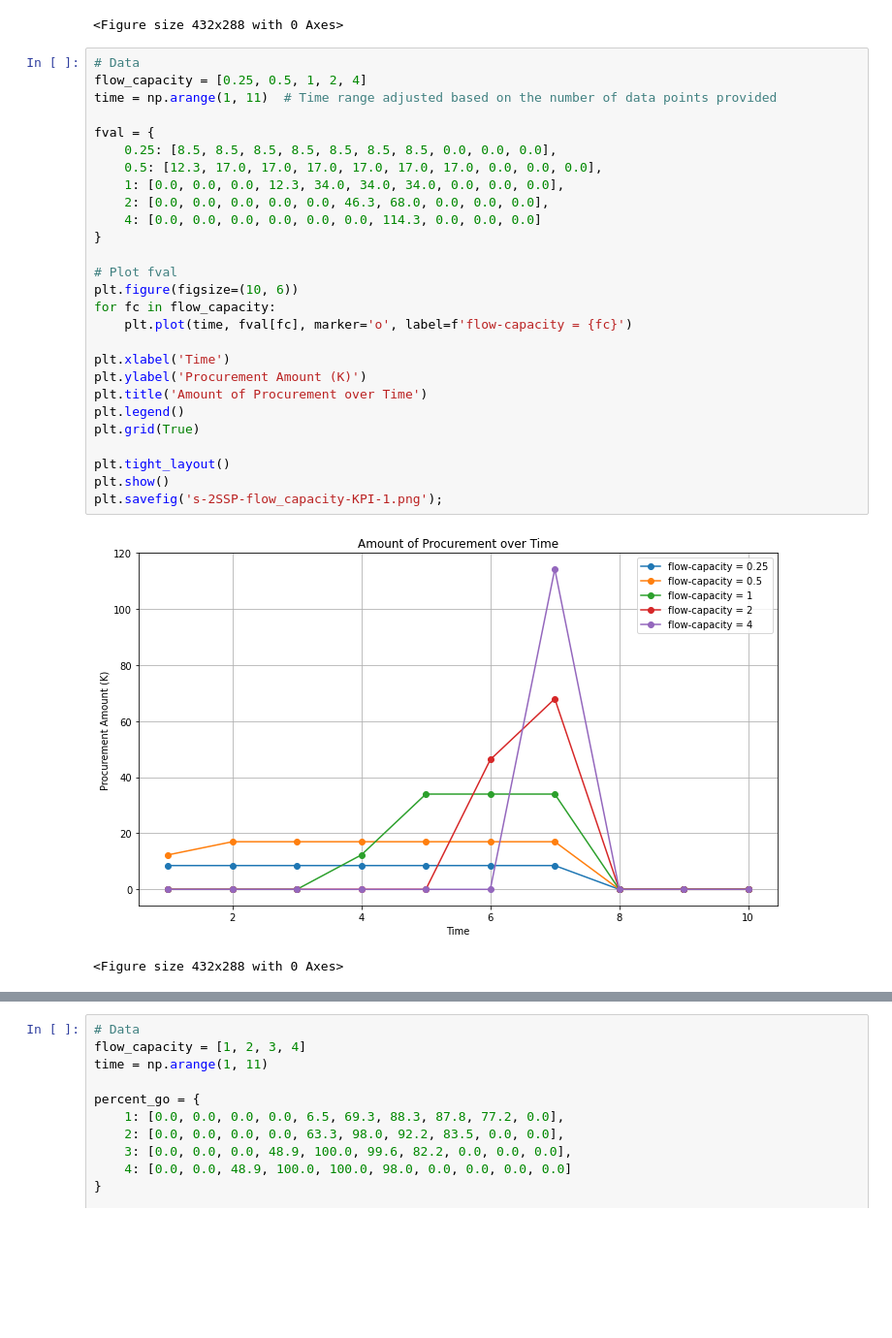
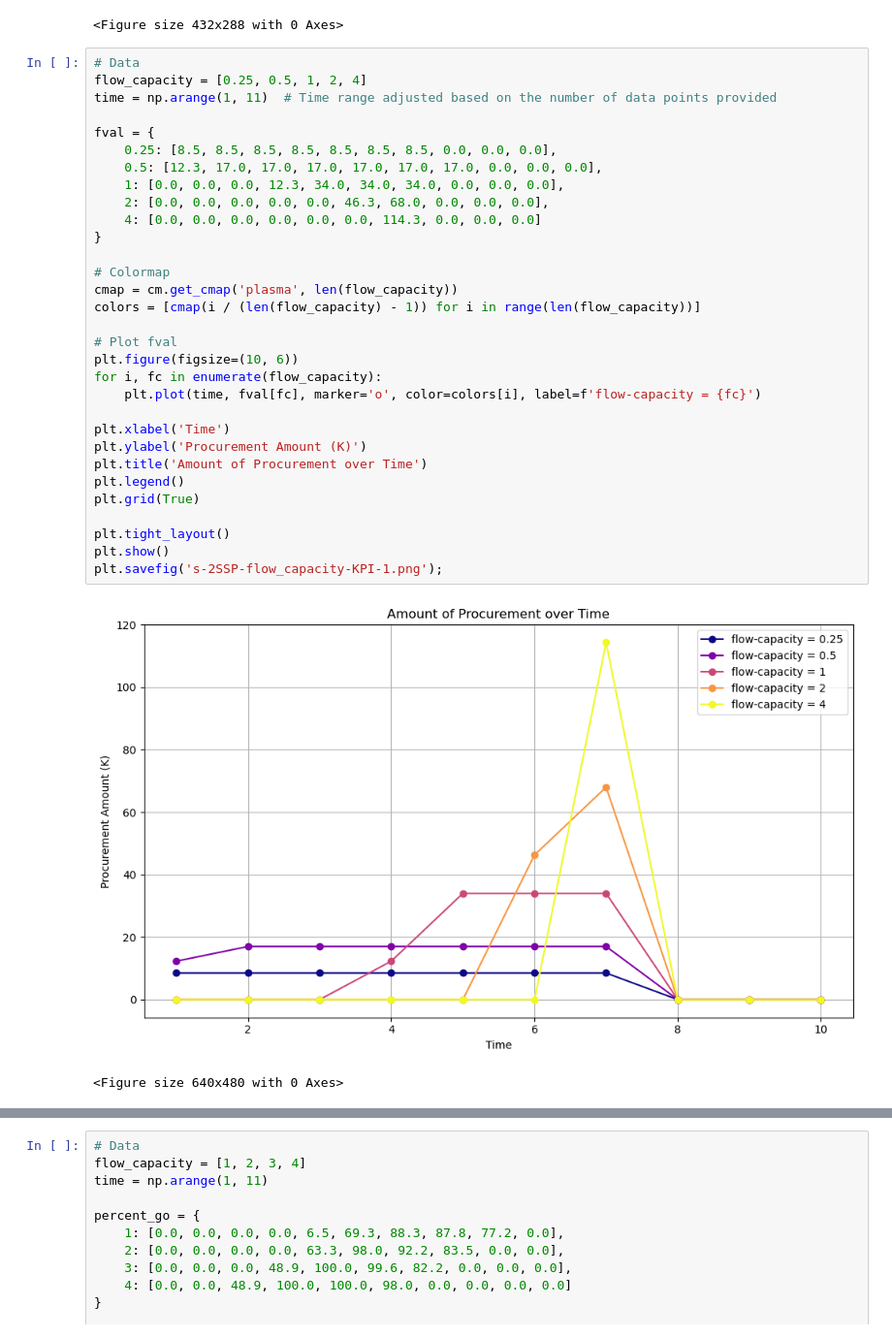
Before and after one commit to songmath-thunderain/msp_models_for_adaptive_disaster_relief_logistics_planning, a Jupyter notebook: Python/output/case-study/table-and-figure/Figure-case-SA-flowcapacity-KPI.ipynb, the cells around one changed output, grey strips where cells are left out. Shown: that part at 97% size. Cells and saved outputs as stored; diff of their text form; blank space fills up the shorter version.

Commit message:
updated two figures on case study flow capacity SA

```diff
--- a/Python/output/case-study/table-and-figure/Figure-case-SA-flowcapacity-KPI.ipynb
+++ b/Python/output/case-study/table-and-figure/Figure-case-SA-flowcapacity-KPI.ipynb
@@ -217,33 +217,37 @@ plt.savefig('FA-flow_capacity-KPI-1.png');
 # %%
 # Data
 flow_capacity = [0.25, 0.5, 1, 2, 4]
 time = np.arange(1, 11)  # Time range adjusted based on the number of data points provided
 
 fval = {
     0.25: [8.5, 8.5, 8.5, 8.5, 8.5, 8.5, 8.5, 0.0, 0.0, 0.0],
     0.5: [12.3, 17.0, 17.0, 17.0, 17.0, 17.0, 17.0, 0.0, 0.0, 0.0],
     1: [0.0, 0.0, 0.0, 12.3, 34.0, 34.0, 34.0, 0.0, 0.0, 0.0],
     2: [0.0, 0.0, 0.0, 0.0, 0.0, 46.3, 68.0, 0.0, 0.0, 0.0],
     4: [0.0, 0.0, 0.0, 0.0, 0.0, 0.0, 114.3, 0.0, 0.0, 0.0]
 }
 
+# Colormap
+cmap = cm.get_cmap('plasma', len(flow_capacity))
+colors = [cmap(i / (len(flow_capacity) - 1)) for i in range(len(flow_capacity))]
+
 # Plot fval
 plt.figure(figsize=(10, 6))
-for fc in flow_capacity:
-    plt.plot(time, fval[fc], marker='o', label=f'flow-capacity = {fc}')
+for i, fc in enumerate(flow_capacity):
+    plt.plot(time, fval[fc], marker='o', color=colors[i], label=f'flow-capacity = {fc}')
 
 plt.xlabel('Time')
 plt.ylabel('Procurement Amount (K)')
 plt.title('Amount of Procurement over Time')
 plt.legend()
 plt.grid(True)
 
 plt.tight_layout()
 plt.show()
 plt.savefig('s-2SSP-flow_capacity-KPI-1.png');
 # %% [output]
-[figure, old version]
+[figure, new version]
-<Figure size 432x288 with 0 Axes>
+<Figure size 640x480 with 0 Axes>
 # %%
 # Data
 flow_capacity = [0.25, 0.5, 1, 2, 4]
```
Also changed, not shown: parts of 1 cell of this notebook, 2 other files.
